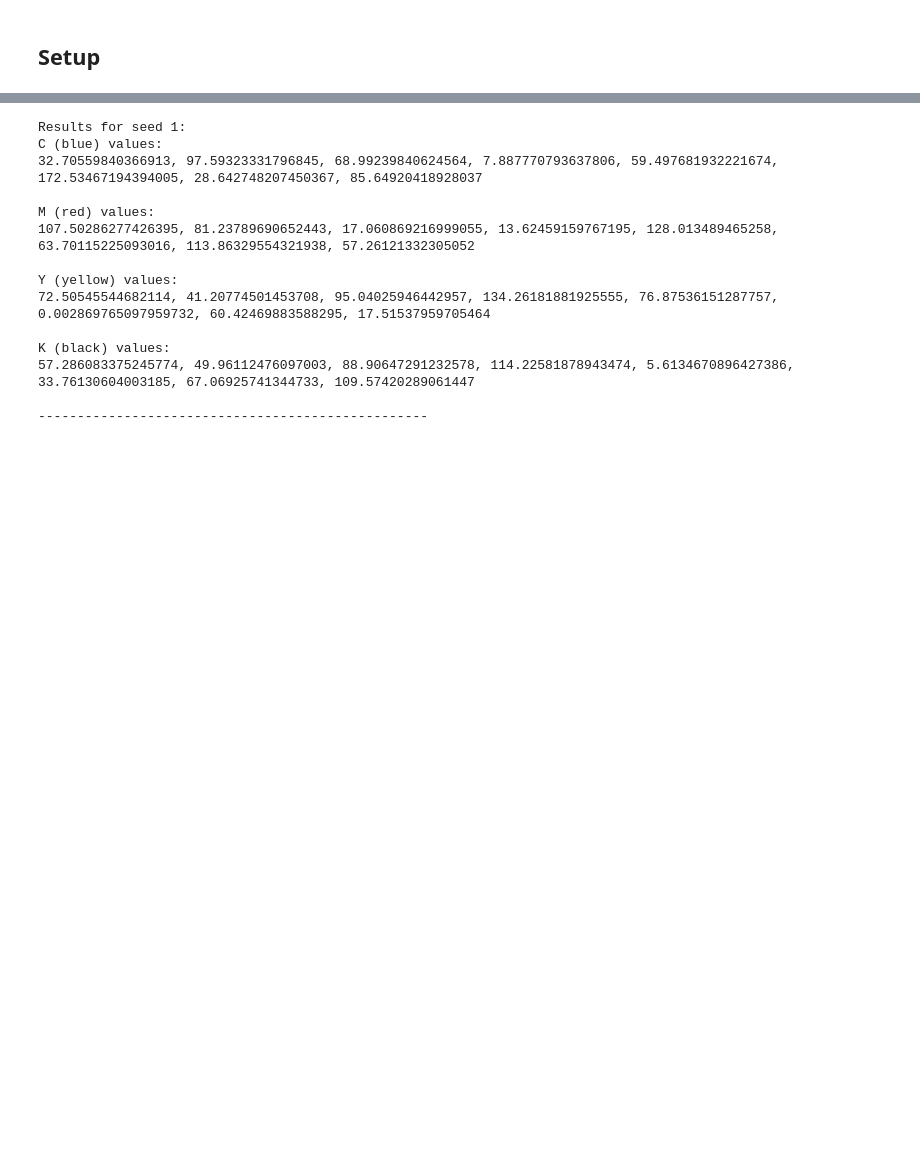
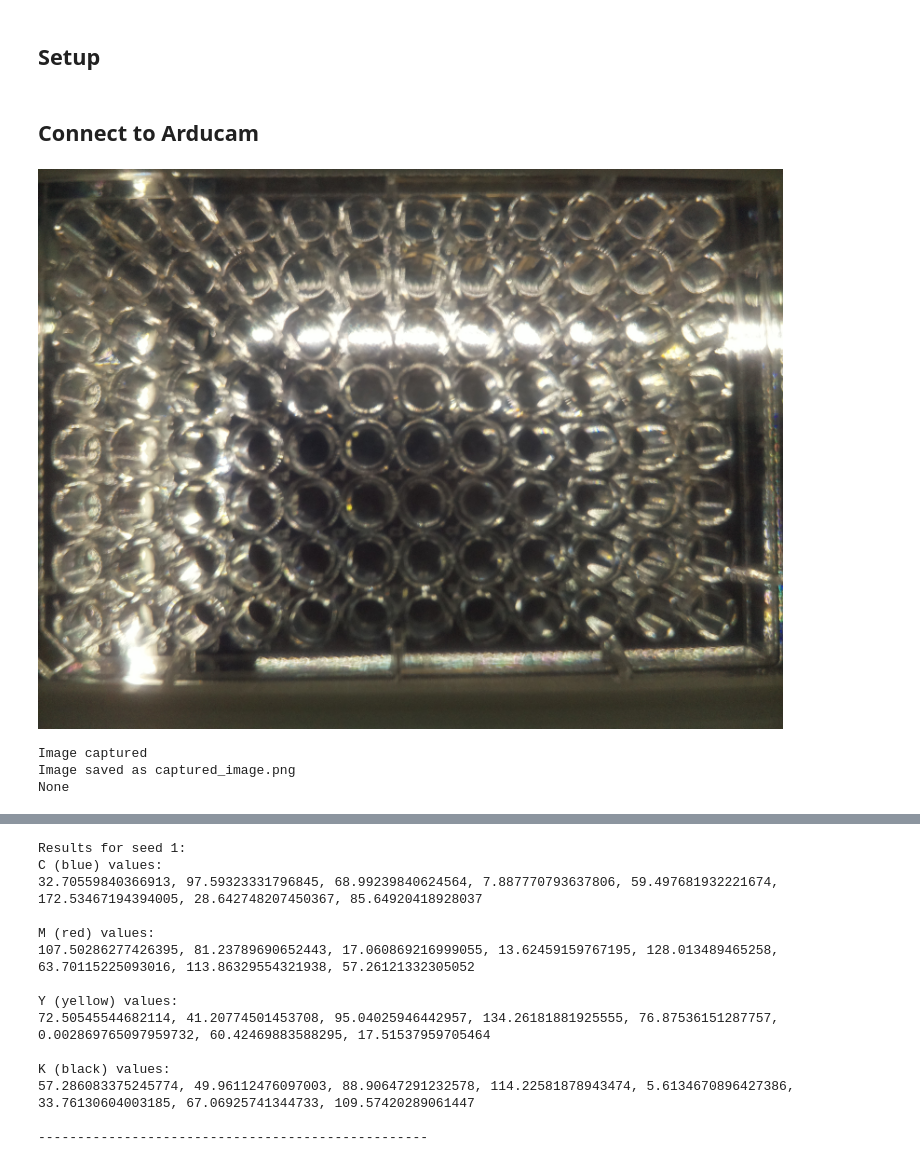
Before and after one commit to nrhemanth/mara-ref, a Jupyter notebook: BO/BO_scripts/05_integrate.ipynb, the cells around one changed output, grey strips where cells are left out. Drawn from its saved outputs; the diff is of its cells as text; code cells hidden in the pictures; blank space fills up the shorter version.

```diff
--- a/BO/BO_scripts/05_integrate.ipynb
+++ b/BO/BO_scripts/05_integrate.ipynb
@@ -20,0 +25,35 @@ import seaborn as sns
+# %% [markdown]
+## Connect to Arducam
+# %%
+async def capture_photo():
+    uri = "ws://172.28.236.86:8765"
+
+    async with websockets.connect(uri, max_size=5_000_000) as websocket:
+        # send command to capture
+        await websocket.send("capture")
+
+        # wait for response
+        response = await websocket.recv()
+
+        try:
+            # decode from Base64
+            img_data = base64.b64decode(response)
+
+            display(Image(data=img_data, format='jpg'))
+            print("Image captured")
+
+            with open("captured_image.png", "wb") as f:
+                f.write(img_data)
+            print("Image saved as captured_image.png")
+
+        except Exception as e:
+            print("Response:", response)
+            print("Exception:", e)
+
+result = await capture_photo()
+print(result)
+# %% [output]
+[figure, added]
+Image captured
+Image saved as captured_image.png
+None
```
Also changed, not shown: parts of 27 cells of this notebook, 3 other files.
